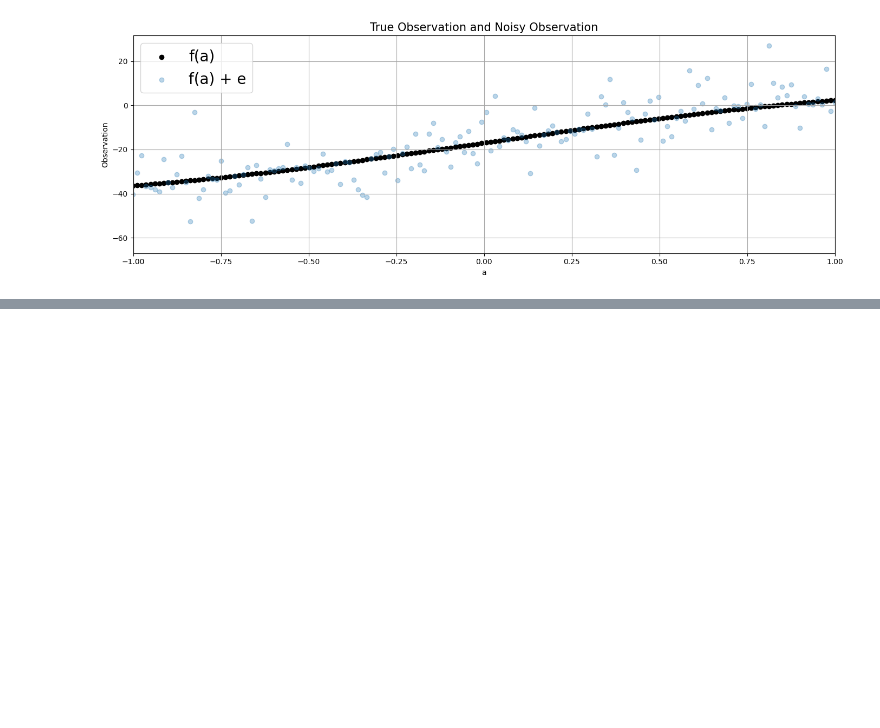
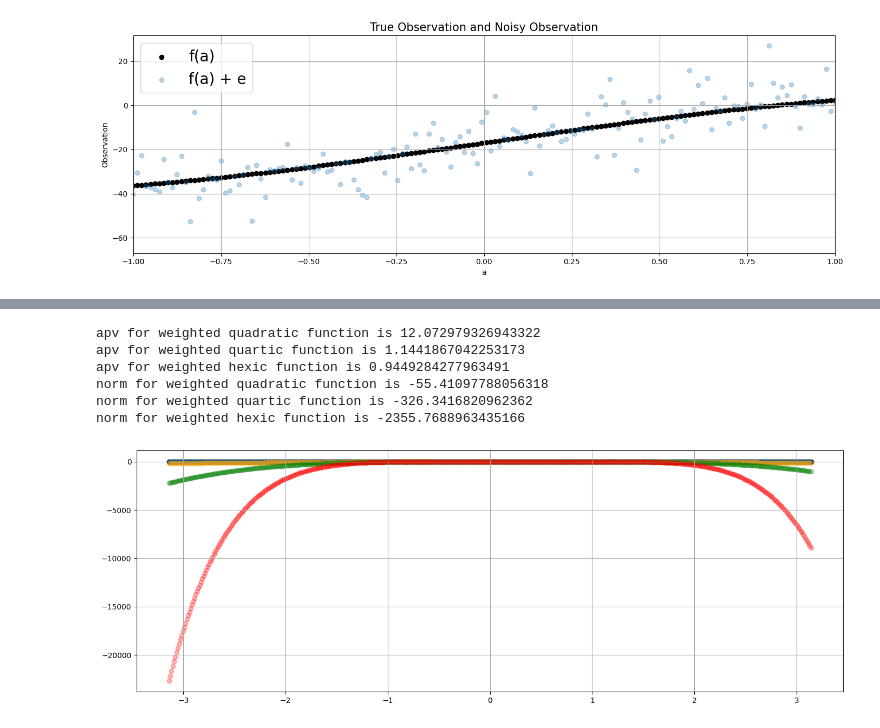
Before and after one commit to WoodenArmor/ENGG680_2025_Fall, a Jupyter notebook: Lab_Assignment1/Assignment1.ipynb, the cells around one changed output, grey strips where cells are left out. Saved outputs shown, nothing was run; the diff lists cells and outputs as text; code cells hidden in the pictures; blank space fills up the shorter version.

```diff
--- a/Lab_Assignment1/Assignment1.ipynb
+++ b/Lab_Assignment1/Assignment1.ipynb
@@ -1169,12 +1211,45 @@ fig.tight_layout()
 # now, let's define the P matrix with the proper weights of observation
 # use the variance of observation l_var, define P matrix
 # (1 mark)
-P = #...
+P_weighted = np.linalg.inv(np.diag(l_var))
 # %%
 # step 13
 # repeat the steps 6-10, using the proper P matrix
 # (7 marks)
 # ...
+# step 13-6
+deg_2_weighted = fit_polynomial_curve(a, l, P_weighted, deg=2)
+deg_4_weighted = fit_polynomial_curve(a, l, P_weighted, deg=4)
+deg_6_weighted = fit_polynomial_curve(a, l, P_weighted, deg=6)
+# step 13-7
+quadratic_w = np.polyval(deg_2_weighted[0], a)
+quartic_w = np.polyval(deg_4_weighted[0], a)
+hexic_w = np.polyval(deg_6_weighted[0], a)
+# step 13-8
+fig, ax = plt.subplots(nrows=1, ncols=1, figsize=(14, 5))
+ax.scatter(a, l_true, label='true', color='k')
+ax.scatter(a, l, label='noisy', color='tab:blue', marker = 'o', alpha=0.3)
+ax.scatter(a,quadratic_uw, label='quadratic', color='orange', marker = 'o', alpha=0.3)
+ax.scatter(a,quartic_uw, label='quartic', color='green', marker = 'o', alpha=0.3)
+ax.scatter(a,hexic_uw, label='hexic', color='red', marker = 'o', alpha=0.3)
+ax.grid(True, which='both',ls='-',color='0.65')
+fig.tight_layout()
+# step 13-9
+print(f'apv for weighted quadratic function is {deg_2_weighted[2]}')
+print(f'apv for weighted quartic function is {deg_4_weighted[2]}')
+print(f'apv for weighted hexic function is {deg_6_weighted[2]}')
+# step 13-10
+print(f'norm for weighted quadratic function is {quadratic_w.mean()}')
+print(f'norm for weighted quartic function is {quartic_w.mean()}')
+print(f'norm for weighted hexic function is {hexic_w.mean()}')
+# %% [output]
+apv for weighted quadratic function is 12.072979326943322
+apv for weighted quartic function is 1.1441867042253173
+apv for weighted hexic function is 0.9449284277963491
+norm for weighted quadratic function is -55.41097788056318
+norm for weighted quartic function is -326.3416820962362
+norm for weighted hexic function is -2355.7688963435166
+[figure, added]
 # %%
 # step 14
 # Compare the results of a posterier variance factor and norm from unweighted LSE and weighted LSE, what phenomena do you observe? Explain this phenomena.
```
Also changed, not shown: parts of 9 cells of this notebook.
